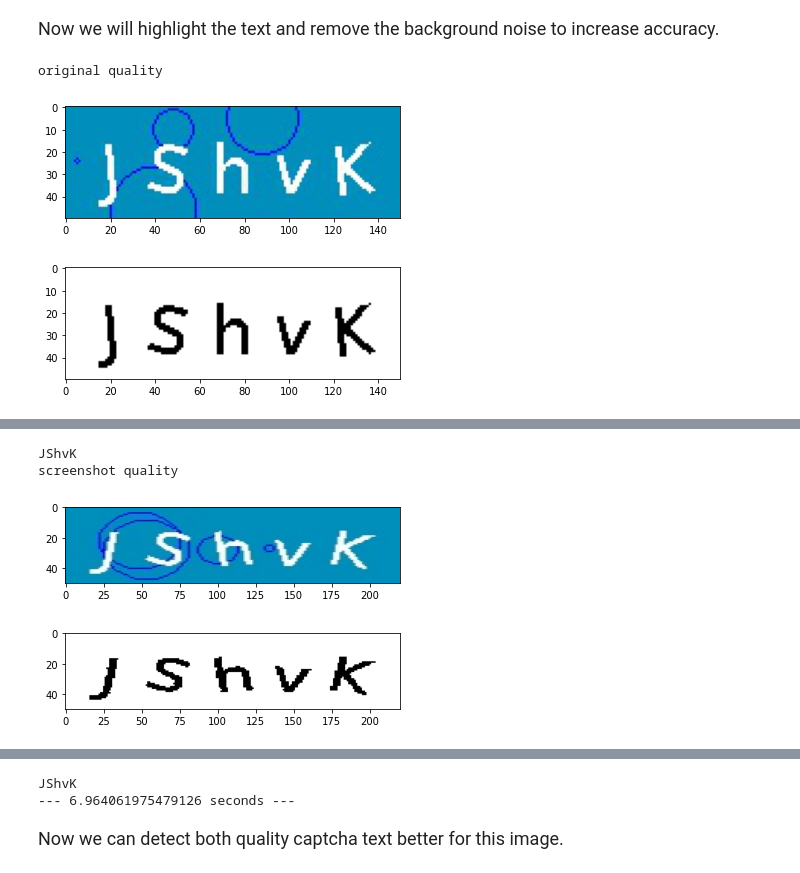
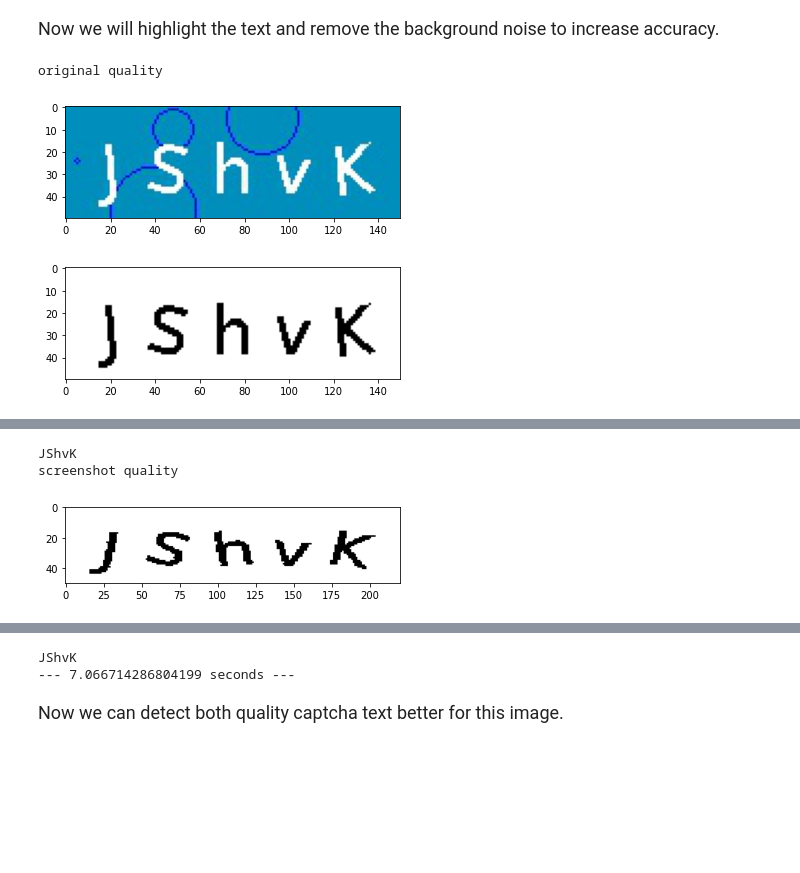
Before and after one commit to SRIJITH01/Captcha-text-Recognition, a Jupyter notebook: Text Recognition.ipynb, the cells around one changed output, grey strips where cells are left out. Saved outputs shown, nothing was run; the diff lists cells and outputs as text; code cells hidden in the pictures; blank space fills up the shorter version.

```diff
--- a/Text Recognition.ipynb
+++ b/Text Recognition.ipynb
@@ -134,10 +134,10 @@ for x in range(pix_size[0]):
             im2.putpixel((x, y),(0, 0, 0))
 im2.save("newlogo.png")
 im = Image.open('newlogo.png')
-imgplot = plt.imshow(im)
-plt.show()
+#imgplot = plt.imshow(im)
+#plt.show()
 reader = easyocr.Reader(['en']) # need to run only once to load model into memory
-result = reader.readtext('newlogo.png' ,detail = 0)
+result = reader.readtext('capt0.png' ,detail = 0)
 values = ','.join(str(v) for v in result)
 text = values
 C=['a','b','c','d','e','f','g','h','i','j','k','l','m','n','o','p','q','r','s','t','u','v','w','x','y','z','A','B','C','D','E','F','G','H','I','J','K','L','M','N','O','P','Q','R','S','T','U','V','W','X','Y','Z','0','1','2','3','4','5','6','7','8','9']
@@ -154,4 +154,3 @@ CUDA not available - defaulting to CPU. Note: This module is much faster with a
 JShvK
 screenshot quality
-[figure, old version]
+[figure, new version]
-[figure, removed]
@@ -159,5 +158,5 @@ CUDA not available - defaulting to CPU. Note: This module is much faster with a
 JShvK
---- 6.964061975479126 seconds ---
+--- 7.066714286804199 seconds ---
 # %% [markdown]
 <font size="4"> Now we can detect both quality captcha text better for this image.<font>
 # %%
```
Also changed, not shown: parts of 10 cells of this notebook.
